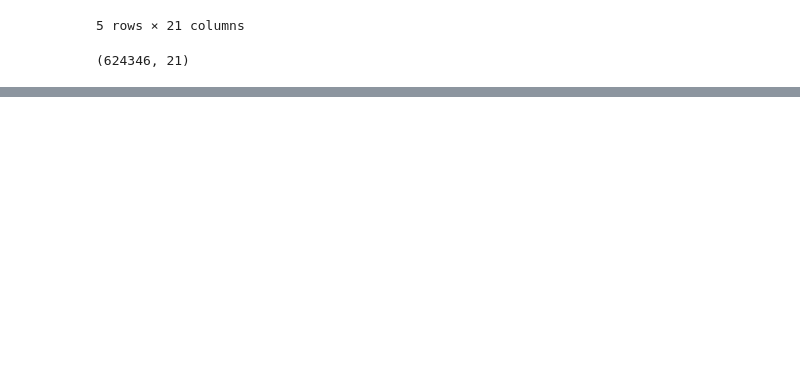
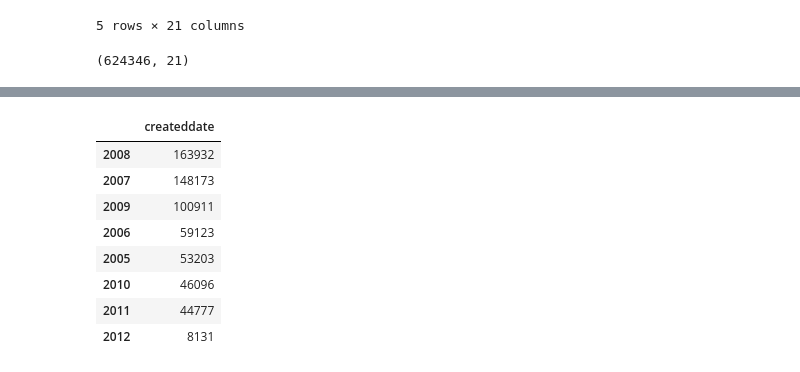
Before and after one commit to Aycrazy/MKE_LC, a Jupyter notebook: MKE_Lead.ipynb, the cells around one changed output, grey strips where cells are left out. Cells and saved outputs as stored; diff of their text form; code cells hidden in the pictures; blank space fills up the shorter version.

```diff
--- a/MKE_Lead.ipynb
+++ b/MKE_Lead.ipynb
@@ -143,0 +175,12 @@ crime_df.shape
+# %%
+pd.to_datetime(crime_df.createddate).apply(lambda x: x.year).value_counts()
+# %% [output]
+|  | createddate |
+| 2008 | 163932 |
+| 2007 | 148173 |
+| 2009 | 100911 |
+| 2006 | 59123 |
+| 2005 | 53203 |
+| 2010 | 46096 |
+| 2011 | 44777 |
+| 2012 | 8131 |
```
Also changed, not shown: parts of 35 cells of this notebook, 3 other files.
